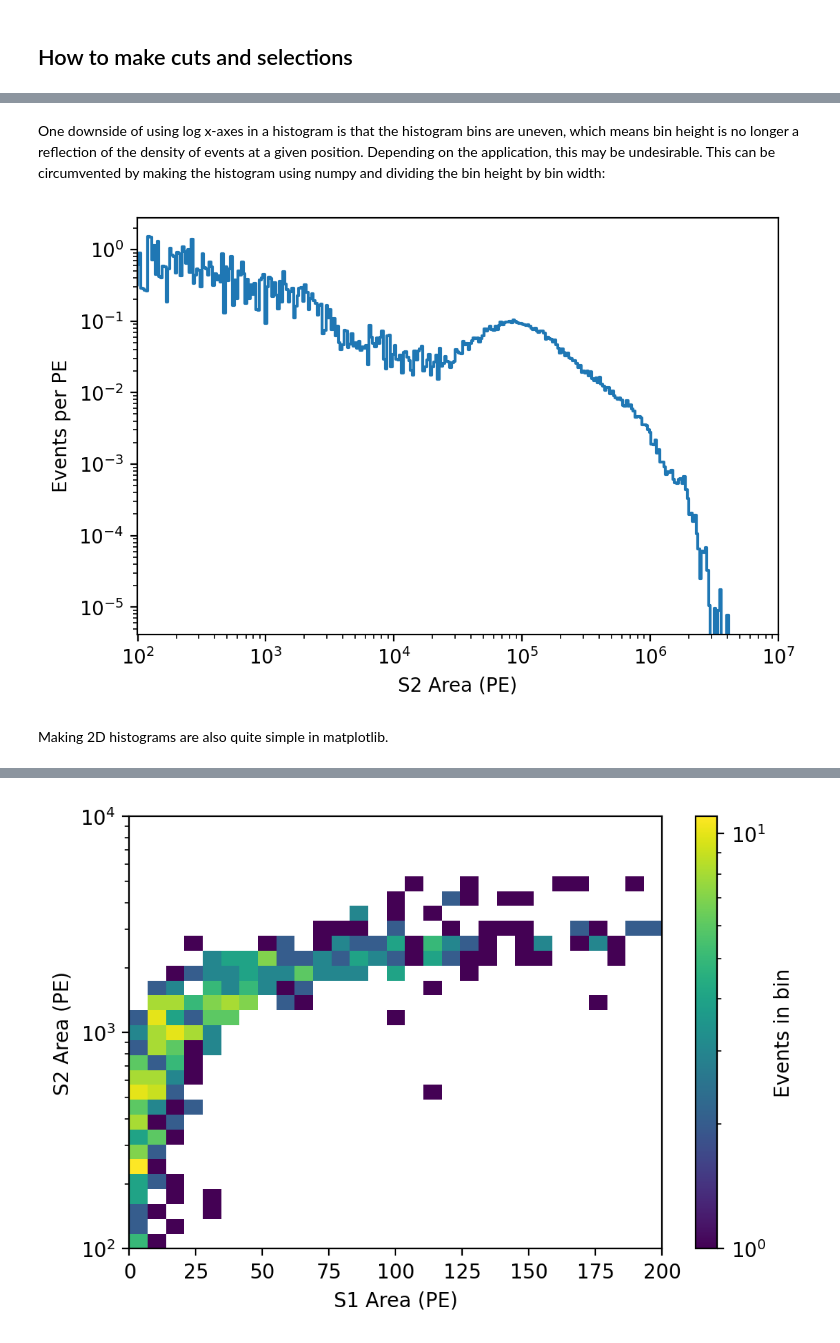
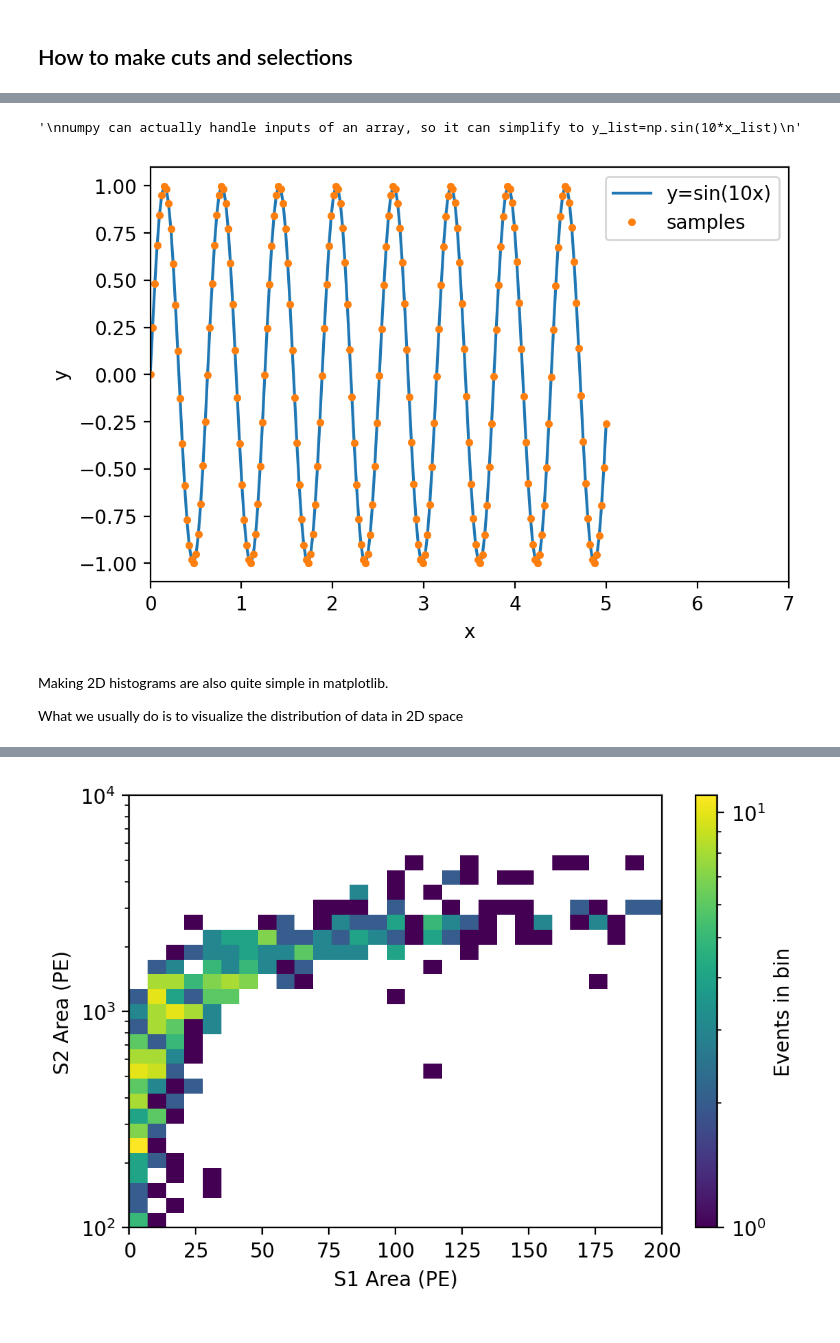
Before and after one commit to boblsc/ML_course, a Jupyter notebook: Python_Lecture_Aug29.ipynb, the cells around one changed output, grey strips where cells are left out. Drawn from its saved outputs; the diff is of its cells as text; code cells hidden in the pictures.

```diff
--- a/Python_Lecture_Aug29.ipynb
+++ b/Python_Lecture_Aug29.ipynb
@@ -139,2 +128,0 @@ plt.show()
-# %% [markdown]
-One downside of using log x-axes in a histogram is that the histogram bins are uneven, which means bin height is no longer a reflection of the density of events at a given position. Depending on the application, this may be undesirable. This can be circumvented by making the histogram using numpy and dividing the bin height by bin width:
@@ -145,14 +129,27 @@ normalized_hist=hist_arr[0]/widths
-# %%
-fig = plt.figure(figsize=(6, 4), dpi=200)
-ax = fig.add_subplot(111)
-ax.step(hist_arr[1][1:], normalized_hist)
-#ax.hist(data_sel['cs2'], bins=np.logspace(1,8,500), histtype='step')
-ax.set(xscale='log', yscale='log')
-plt.ylabel("Events per PE")
-plt.xlabel("S2 Area (PE)")
-plt.xlim(99,1e7)
-plt.show()
-# %% [output]
-[figure, removed]
+# %%
+x_list = np.linspace(0,5,200) #x from 0 to 10, has 1000 bins
+y_list = [] #empty list to store y
+for x in x_list: #x is a local var
+    y = np.sin(10*x)
+    y_list.append(y)
+'''
+numpy can actually handle inputs of an array, so it can simplify to y_list=np.sin(10*x_list)
+'''
+# %% [output]
+'\nnumpy can actually handle inputs of an array, so it can simplify to y_list=np.sin(10*x_list)\n'
+# %%
+#now we plot them
+fig = plt.figure(figsize=(6, 4), dpi=200)
+plt.plot(x_list,y_list,label='y=sin(10x)') #defalt to use lines to connect dots
+plt.plot(x_list,y_list,'.',label='samples') #look at what is actually in x_list, y_list
+plt.ylabel("y")
+plt.xlabel("x")
+plt.xlim(0,7)
+plt.legend() #to show legend
+plt.show()
+# %% [output]
+[figure, added]
 # %% [markdown]
 Making 2D histograms are also quite simple in matplotlib.
+
+What we usually do is to visualize the distribution of data in 2D space
```
Also changed, not shown: parts of 24 cells of this notebook.
